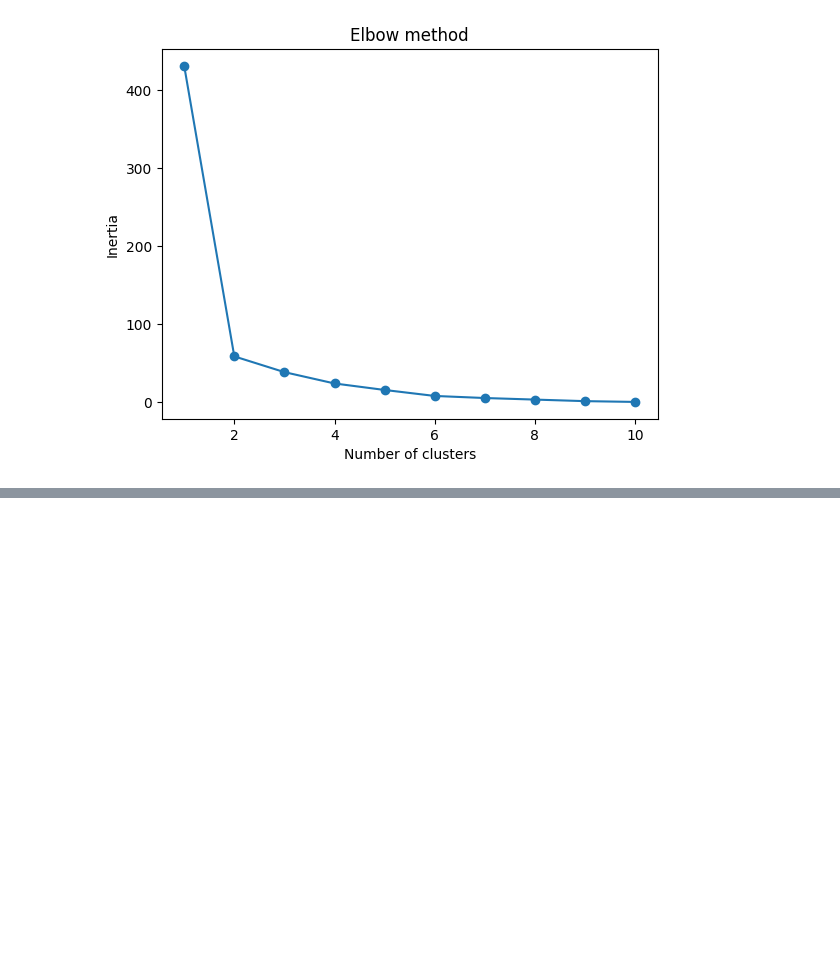
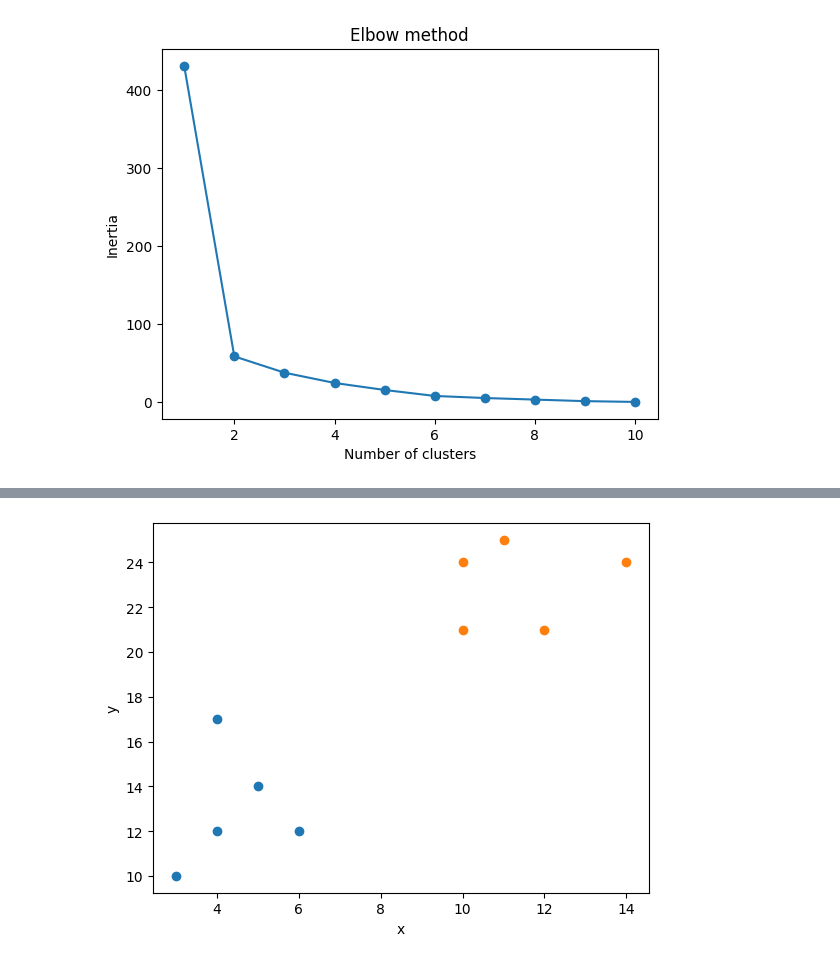
Before and after one commit to Azhniuk/ML, a Jupyter notebook: main/Clustering.ipynb, the cells around one changed output, grey strips where cells are left out. Saved outputs shown, nothing was run; the diff lists cells and outputs as text; code cells hidden in the pictures; blank space fills up the shorter version.

```diff
--- a/main/Clustering.ipynb
+++ b/main/Clustering.ipynb
@@ -43,0 +89,2 @@ C:\Users\Sofiia\anaconda3\lib\site-packages\sklearn\cluster\_kmeans.py:1037: Use
+# %%
+groups, one, two = group(data)
@@ -43,0 +95,10 @@ C:\Users\Sofiia\anaconda3\lib\site-packages\sklearn\cluster\_kmeans.py:1037: Use
+# %%
+data1, data2, = [], []
+i = 0
+while i < 10:
+    if groups[i]==1:
+        data1.append(data[i])
+    else:
+        data2.append(data[i])
+
+    i+=1
@@ -43,0 +109,8 @@ C:\Users\Sofiia\anaconda3\lib\site-packages\sklearn\cluster\_kmeans.py:1037: Use
+# %%
+plt.scatter([_[0] for _ in data1], [_[1] for _ in data1])
+plt.scatter([_[0] for _ in data2], [_[1] for _ in data2])
+plt.xlabel('x')
+plt.ylabel('y')
+plt.show()
+# %% [output]
+[figure, added]
```
Also changed, not shown: parts of 13 cells of this notebook.
